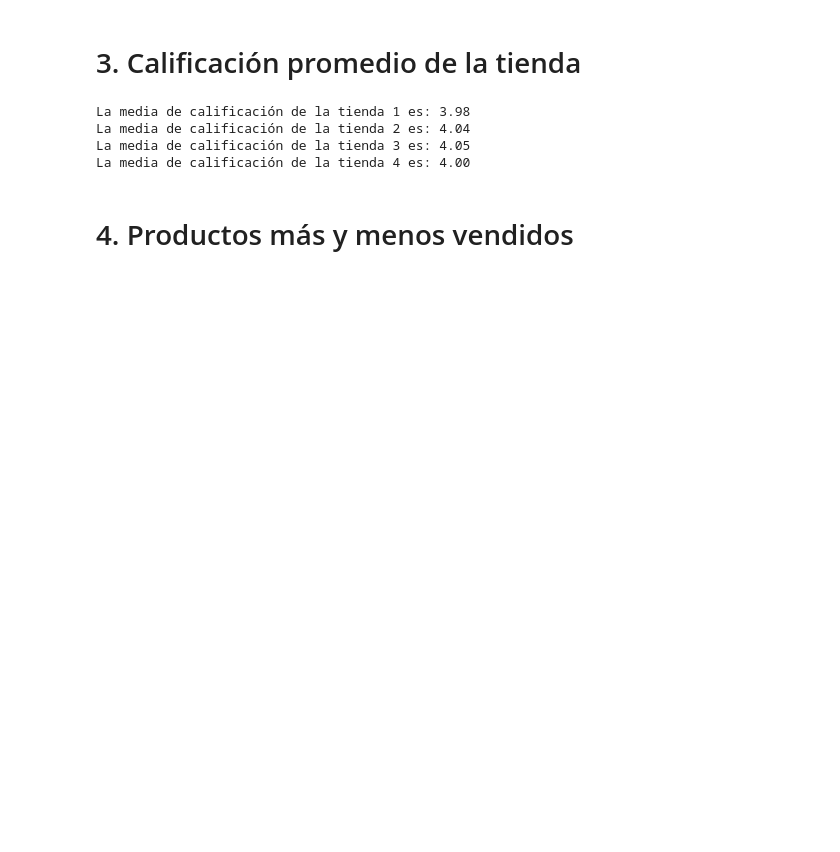
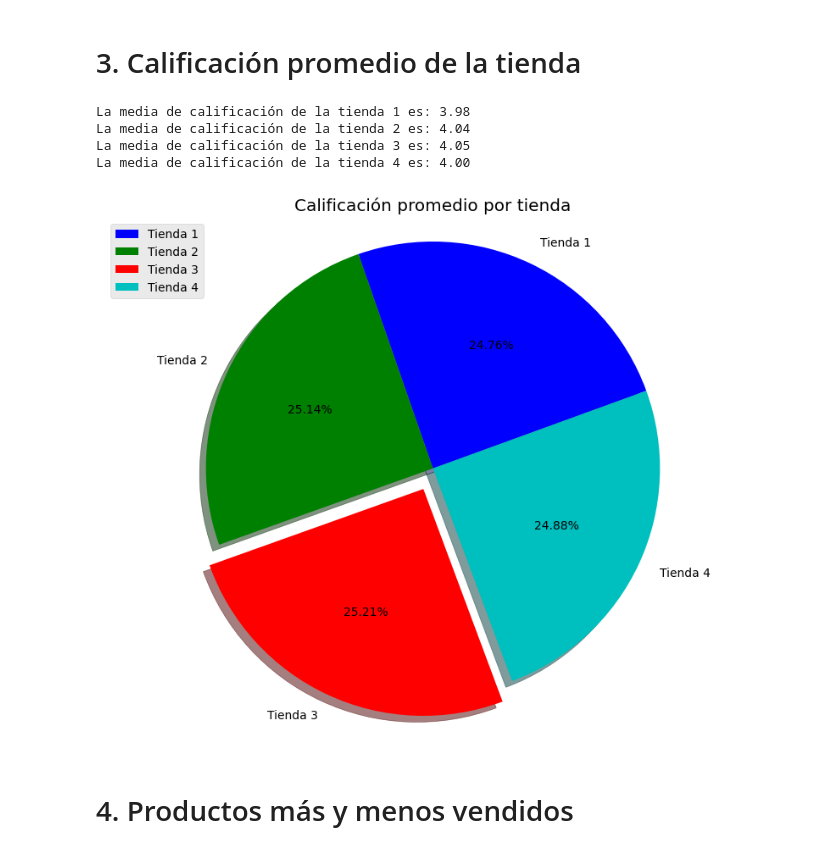
Before and after one commit to Andres-Argotty/challenge1-data-science-latam, a Jupyter notebook: AluraStoreLatam.ipynb, the cells around one changed output. Drawn from its saved outputs; the diff is of its cells as text; code cells hidden in the pictures; blank space fills up the shorter version.

```diff
--- a/AluraStoreLatam.ipynb
+++ b/AluraStoreLatam.ipynb
@@ -70,15 +124,25 @@ dtype: int64]]
 # %%
 media_tienda1= tienda.iloc[:,7].mean()
 media_tienda2= tienda2.iloc[:,7].mean()
 media_tienda3= tienda3.iloc[:,7].mean()
 media_tienda4= tienda4.iloc[:,7].mean()
 
 print('La media de calificación de la tienda 1 es: {:,.2f} \nLa media de calificación de la tienda 2 es: {:,.2f} \nLa media de calificación de la tienda 3 es: {:,.2f} \nLa media de calificación de la tienda 4 es: {:,.2f} \n '.format(media_tienda1,media_tienda2,media_tienda3,media_tienda4))
+
+plt.figure(figsize=(10, 8))
+valores_media=[media_tienda1,media_tienda2,media_tienda3,media_tienda4]
+destacar_media= (0,0,0.1,0)
+plt.title('Calificación promedio por tienda')
+plt.pie(x=valores_media, explode= destacar_media, labels= tiendas, autopct="%.2f%%", shadow=True, startangle=20, colors= ['b','g','r','c'])
+plt.axis('equal') # Equal aspect ratio ensures that pie is drawn as a circle.
+plt.legend(loc='upper left')
+plt.show()
 # %% [output]
 La media de calificación de la tienda 1 es: 3.98
 La media de calificación de la tienda 2 es: 4.04
 La media de calificación de la tienda 3 es: 4.05
 La media de calificación de la tienda 4 es: 4.00
+[figure, added]
 # %% [markdown]
 # 4. Productos más y menos vendidos
 # %%
```
Also changed, not shown: parts of 7 cells of this notebook.
